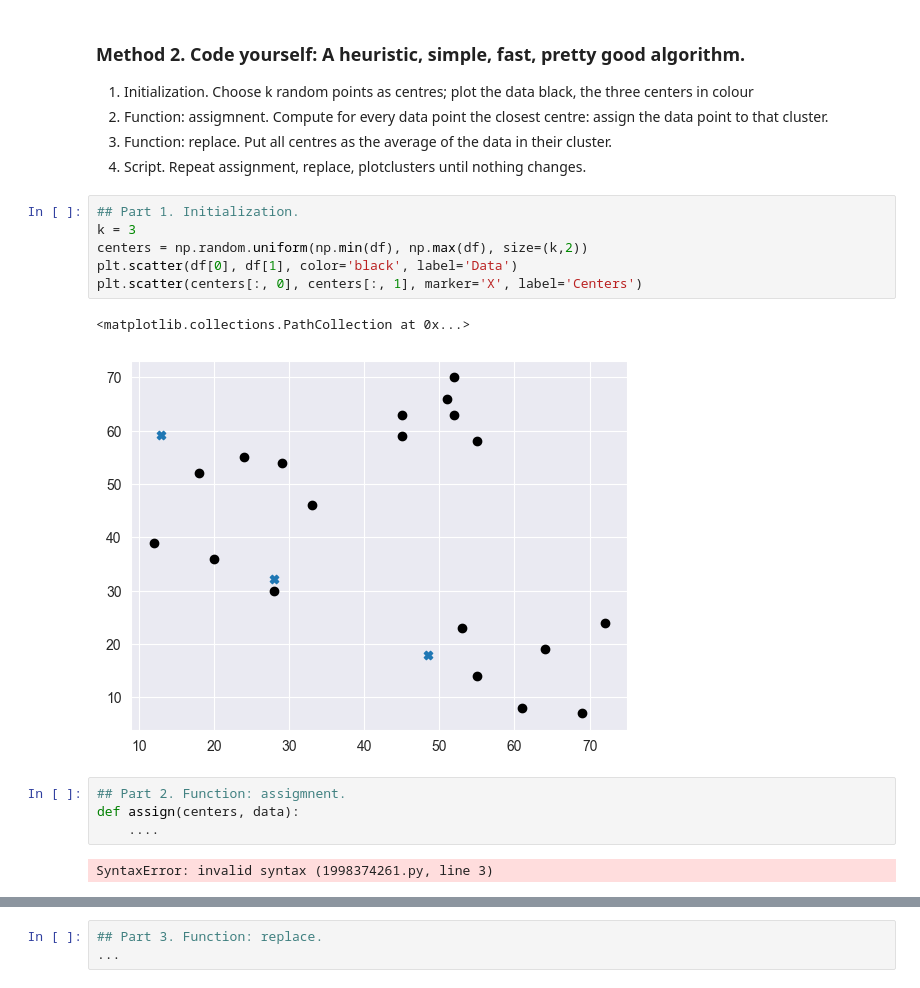
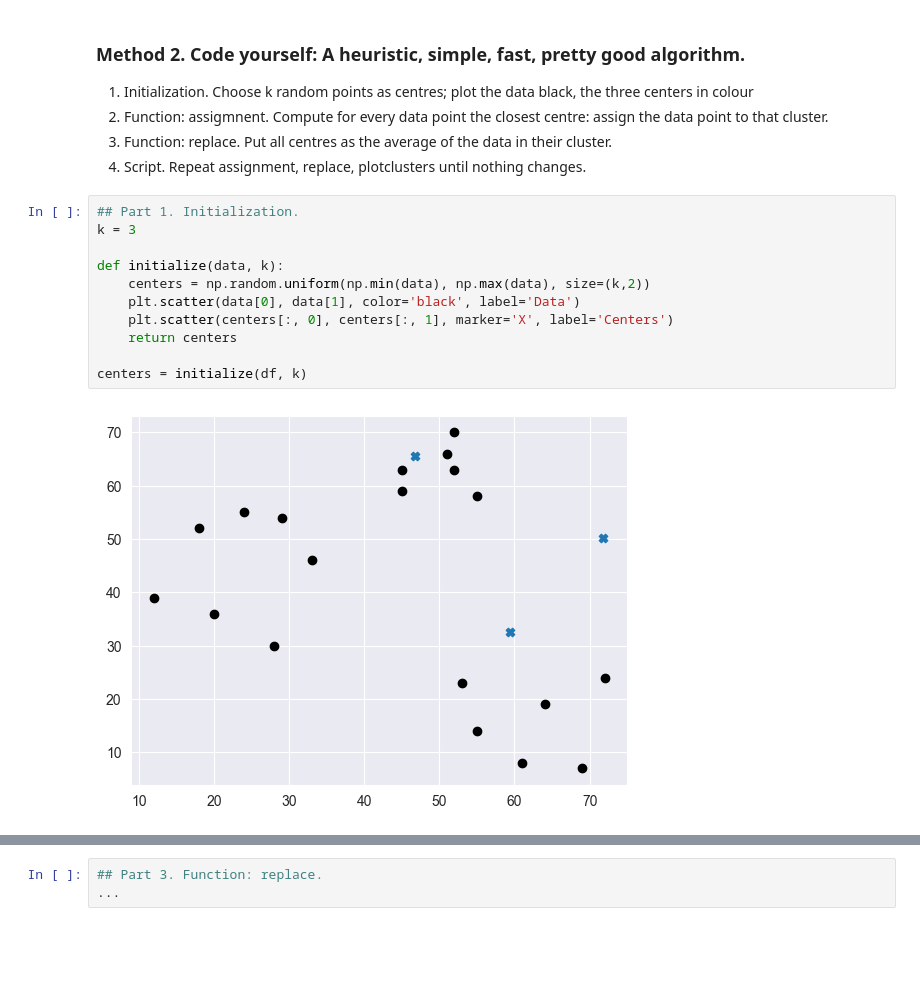
Before and after one commit to BenVigos/Machine-Learning, a Jupyter notebook: Assignment 3/Kmeans_assignment_2025_student.ipynb, the cells around one changed output, grey strips where cells are left out. Saved outputs shown, nothing was run; the diff lists cells and outputs as text; blank space fills up the shorter version.

Commit message:
done with assignment step

```diff
--- a/Assignment 3/Kmeans_assignment_2025_student.ipynb
+++ b/Assignment 3/Kmeans_assignment_2025_student.ipynb
@@ -90,15 +90,13 @@ plotclusters(df.T, k=3)
 # %%
 ## Part 1. Initialization.
 k = 3
-centers = np.random.uniform(np.min(df), np.max(df), size=(k,2))
-plt.scatter(df[0], df[1], color='black', label='Data')
-plt.scatter(centers[:, 0], centers[:, 1], marker='X', label='Centers')
+
+def initialize(data, k):
+    centers = np.random.uniform(np.min(data), np.max(data), size=(k,2))
+    plt.scatter(data[0], data[1], color='black', label='Data')
+    plt.scatter(centers[:, 0], centers[:, 1], marker='X', label='Centers')
+    return centers
+
+centers = initialize(df, k)
 # %% [output]
-<matplotlib.collections.PathCollection at 0x...>
-[figure, old version]
+[figure, new version]
-# %%
-## Part 2. Function: assigmnent.
-def assign(centers, data):
-    ....
-# %% [output]
-SyntaxError: invalid syntax (1998374261.py, line 3)
```
Also changed, not shown: parts of 2 cells of this notebook.
